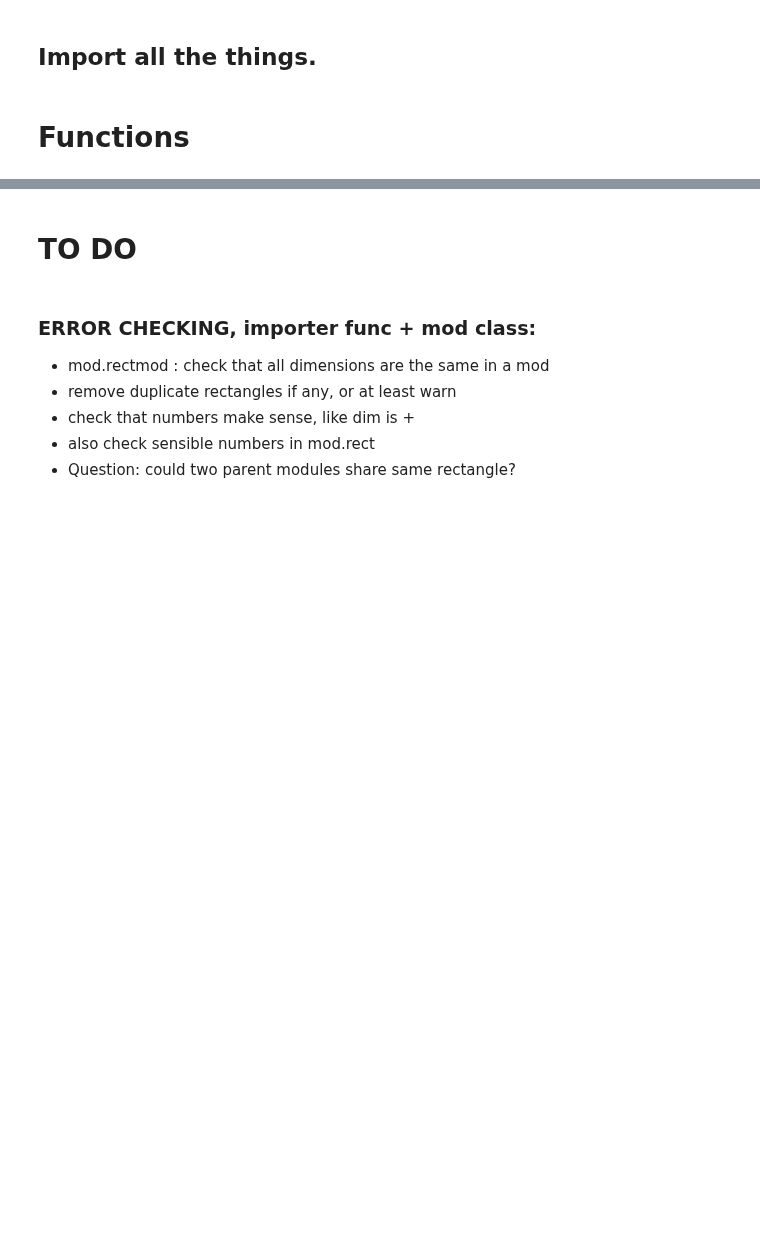
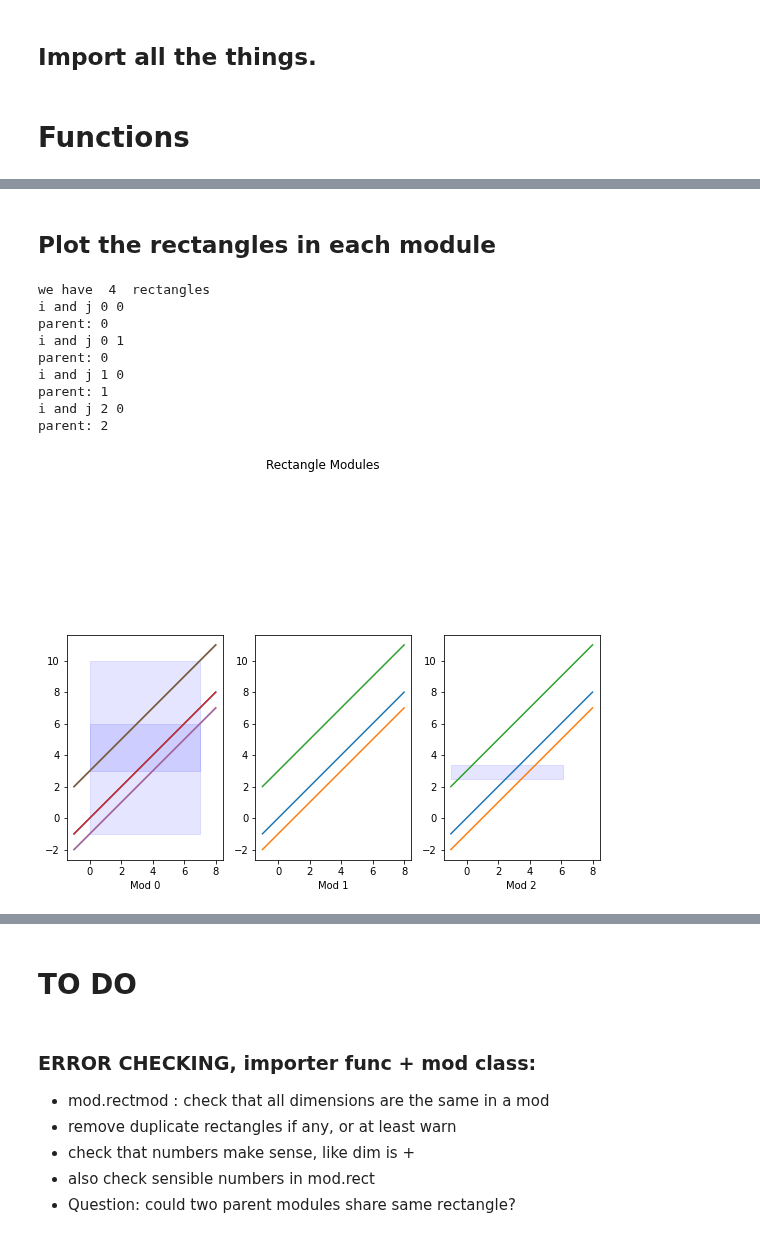
Before and after one commit to asilata/matching-distance-code, a Jupyter notebook: Notebooks/Banff code.ipynb, the cells around one changed output, grey strips where cells are left out. Cells and saved outputs as stored; diff of their text form; code cells hidden in the pictures; blank space fills up the shorter version.

```diff
--- a/Notebooks/Banff code.ipynb
+++ b/Notebooks/Banff code.ipynb
@@ -72,7 +72,7 @@ def import_rmod(filename):
         # TODO: double check that this does the right thing
         i = 0
         for x in all_rectangles:
-            temp_rect = mod.Rectangle(x[0], x[1], x[2][0], x[3][0])
+            temp_rect = mod.Rectangle((x[0][0], x[0][1]), (x[1][0], x[1][1]), x[2][0], x[3][0])
             rects_list.append(temp_rect)
             i += 1
         j = 0
@@ -120,0 +122,14 @@ parent mod: 1
+# %%
+L = mod.Line((1,1),(0,0))
+L_low = mod.Line((1,1),(1/2,-1/2))
+L_up = mod.line_through_2points((0,3),(7,10))
+L_up.b
+
+for i in range(0,len(r_mods_list)):
+    M = r_mods_list[i]
+#     M.print_mod_info()
+    [inter_m1, param_m1] = M.find_intersection(L_low)
+    print("inter of Module ", i, " : ", inter_m1,"\n")
+    dgmM = M.compute_barcode(L_low)
+    print("DGM of Module ", i, " : ",dgmM,"\n")
+    print("crit + LUB of Module ", i, " : ", M.find_critical_pts() + M.closure_lub(),"\n")
@@ -120,0 +154,58 @@ parent mod: 1
+# %% [markdown]
+## Plot the rectangles in each module
+# %%
+n_mods = len(r_mods_list)
+n_rects = 0
+for i in range(len(r_mods_list)):
+    n_rects += r_mods_list[i].count_rectangles()
+print("we have ", n_rects, " rectangles")
+
+color_n = (0.1, 0.2, 0.3)
+fig, axes = plt.subplots(1, n_mods, figsize=(8, 8))
+# this only prints the correct number of plots, but later we would
+# also like them to be organized nicely and not in a column
+
+for i in range(n_mods):
+    for j in range(r_mods_list[i].count_rectangles()):
+        # this for loop runs over all rectangles in all mods.
+        # we need to hold it at this size to hit all rectangles,
+        # even though we don't want to have this many plots.
+        print("i and j", i, j)
+        print("parent:", r_mods_list[i].rectangles[j].find_parent())
+        temp_rect = r_mods_list[i].rectangles[j]
+        # this is the current rectangle
+        a1 = temp_rect.bottom_left
+        h1= temp_rect.top_right[0]- a1[0]
+        v1= temp_rect.top_right[1]- a1[1]
+        temp_patch = matplotlib.patches.Rectangle(a1,h1,v1,color = 'blue', alpha = 0.1)
+        color_n = (color_n[0] + 0.01,color_n[1]+ 0.1,color_n[2]+ 0.01)
+        #TODO: make sure always in 0-1 range or represent differently
+        # here, we need to print the right things
+        ax = axes[r_mods_list[i].rectangles[j].find_parent()]
+        ax.add_patch(temp_patch)
+        x = np.linspace(-1, 8, 1000)
+        # lines to plot
+        ax.plot(x, x + 0, linestyle='solid')
+        ax.plot(x, x -1, linestyle='solid')
+        ax.plot(x, x + 3, linestyle='solid')
+        ax.set_aspect(1)
+        ax.set_xlabel('Mod ' + str(i))
+#         fig = ax.get_figure()
+        fig.tight_layout()
+        fig.suptitle('Rectangle Modules')
+#         fig.subplots_adjust(top=0.9)
+
+
+
+plt.show()
+# %% [output]
+we have  4  rectangles
+i and j 0 0
+parent: 0
+i and j 0 1
+parent: 0
+i and j 1 0
+parent: 1
+i and j 2 0
+parent: 2
+[figure, added]
```
Also changed, not shown: parts of 8 cells of this notebook, 2 other files.
